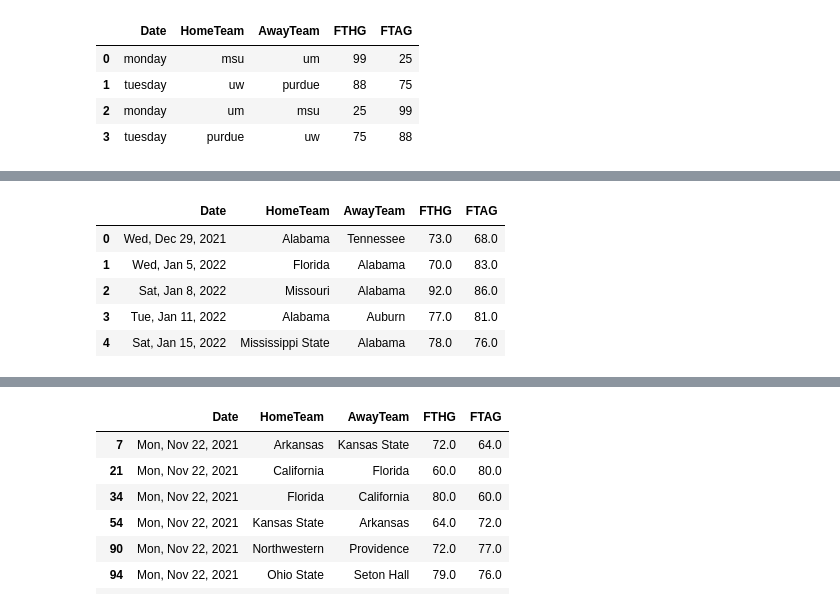
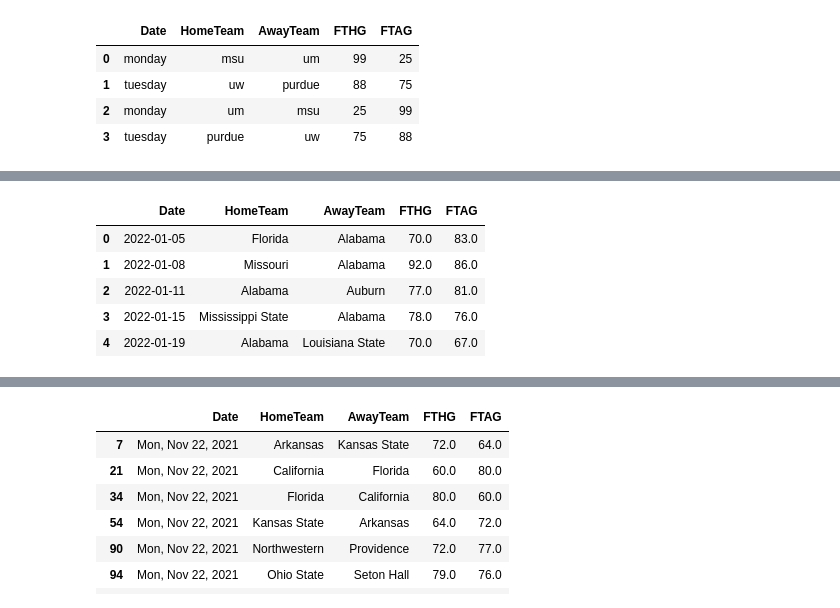
Before and after one commit to gaulight42/bball1, a Jupyter notebook: ncaaBball2022v3.ipynb, the cells around one changed output, grey strips where cells are left out. Cells and saved outputs as stored; diff of their text form; code cells hidden in the pictures.

```diff
--- a/ncaaBball2022v3.ipynb
+++ b/ncaaBball2022v3.ipynb
@@ -73,0 +114,10 @@ array(['Home', 'Neutral', 'Away'], dtype=object)
+# %%
+dformat = '%a, %b %d, %Y'
+keepGreaterThanDate = datetime.strptime('Tue, Dec 31, 2021', dformat)
+
+fdf = df.copy()
+
+
+#only keep games after this date
+fdf['date'] = pd.to_datetime(fdf['date'], format=dformat)
+fdf = fdf[fdf.date > keepGreaterThanDate]
@@ -74,14 +128,15 @@ array(['Home', 'Neutral', 'Away'], dtype=object)
 # %%
+
 
 def replicateSwappingHomeAndAway(df):
     cdf = df.copy()
     swapdf = pd.DataFrame(columns=['Date','HomeTeam','AwayTeam','FTHG','FTAG'])
 
-    swapdf['Date'] = df.Date
-    swapdf['HomeTeam'] = df.AwayTeam
-    swapdf['AwayTeam'] = df.HomeTeam
-    swapdf['FTHG'] = df.FTAG
-    swapdf['FTAG'] = df.FTHG
+    swapdf['Date'] = cdf.Date
+    swapdf['HomeTeam'] = cdf.AwayTeam
+    swapdf['AwayTeam'] = cdf.HomeTeam
+    swapdf['FTHG'] = cdf.FTAG
+    swapdf['FTAG'] = cdf.FTHG
 
     fdf = pd.concat([cdf,swapdf], axis=0)
     fdf.reset_index(inplace=True, drop=True)
@@ -126,13 +158,28 @@ test.head()
 # %%
+df = pd.read_csv('data/bigconfs2022Season.zip',compression='zip')
 #keepConfs = majorConfs
 keepConfs = ["big-10","Big Ten","big-ten",
             "big-12","Big 12",
             "sec","SEC",
               "big-east","Big East",
               "pac-12","Pac-12"]
+keepConfs = ["big-10","Big Ten","big-ten",
+            "big-12","Big 12",
+            "sec","SEC",
+              "big-east","Big East",
+              "acc","acc"]
+
+dformat = '%a, %b %d, %Y'
+keepGreaterThanDate = datetime.strptime('Tue, Dec 31, 2021', dformat)
+
+bdf = df.copy()
 
 
-bdf = df
+#only keep games after this date
+bdf['date'] = pd.to_datetime(bdf['date'], format=dformat)
+bdf = bdf[bdf.date > keepGreaterThanDate]
+
+
 #only have games between big conferences
 bdf = bdf[(bdf["opponent_conference"].isin(keepConfs)) &
          (bdf["team_conference"].isin(keepConfs)) ]
@@ -173,36 +220,36 @@ def addAwayPointsColumn(row):
 bdf['AwayPoints'] = bdf.apply(addAwayPointsColumn, axis=1)
 
 #neutral games; double them with swapped home and away
 selector_neut = {'date':'Date', 'team_name':'HomeTeam', 'opponent_name':'AwayTeam',
               'points_for':'FTHG', 'points_against':'FTAG'}
 ndf = ndf.rename(columns=selector_neut)[selector_neut.values()]
 ndf.reset_index(inplace=True,drop=True)
 ndfd = replicateSwappingHomeAndAway(ndf)
 
 
 
 #just big ten conference games
 big10df = bdf.loc[(bdf["team_conference"]=='big-ten')&
                   (bdf['opponent_conference']=='Big Ten')]
 
 #rename columns
 selector_d = {'date':'Date', 'HomeTeam':'HomeTeam', 'AwayTeam':'AwayTeam',
               'HomePoints':'FTHG', 'AwayPoints':'FTAG'}
 bdf = bdf.rename(columns=selector_d)[selector_d.values()]
 bdf.reset_index(inplace=True, drop=True)
 big10df = big10df.rename(columns=selector_d)[selector_d.values()]
 big10df.reset_index(inplace=True, drop=True)
 
 bdfd = replicateSwappingHomeAndAway(bdf)
 big10dfd = replicateSwappingHomeAndAway(big10df)
-bdfplusN = pd.concat([bdf,ndfd],axis=0)
+bdfplusN = pd.concat([bdf,ndf],axis=0)
 bdfplusN.reset_index(inplace=True, drop=True)
 
 bdf.head()
 # %% [output]
 |  | Date | HomeTeam | AwayTeam | FTHG | FTAG |
-| 0 | Wed, Dec 29, 2021 | Alabama | Tennessee | 73.0 | 68.0 |
-| 1 | Wed, Jan 5, 2022 | Florida | Alabama | 70.0 | 83.0 |
-| 2 | Sat, Jan 8, 2022 | Missouri | Alabama | 92.0 | 86.0 |
-| 3 | Tue, Jan 11, 2022 | Alabama | Auburn | 77.0 | 81.0 |
-| 4 | Sat, Jan 15, 2022 | Mississippi State | Alabama | 78.0 | 76.0 |
+| 0 | 2022-01-05 | Florida | Alabama | 70.0 | 83.0 |
+| 1 | 2022-01-08 | Missouri | Alabama | 92.0 | 86.0 |
+| 2 | 2022-01-11 | Alabama | Auburn | 77.0 | 81.0 |
+| 3 | 2022-01-15 | Mississippi State | Alabama | 78.0 | 76.0 |
+| 4 | 2022-01-19 | Alabama | Louisiana State | 70.0 | 67.0 |
```
Also changed, not shown: parts of 26 cells of this notebook, 2 other files.
